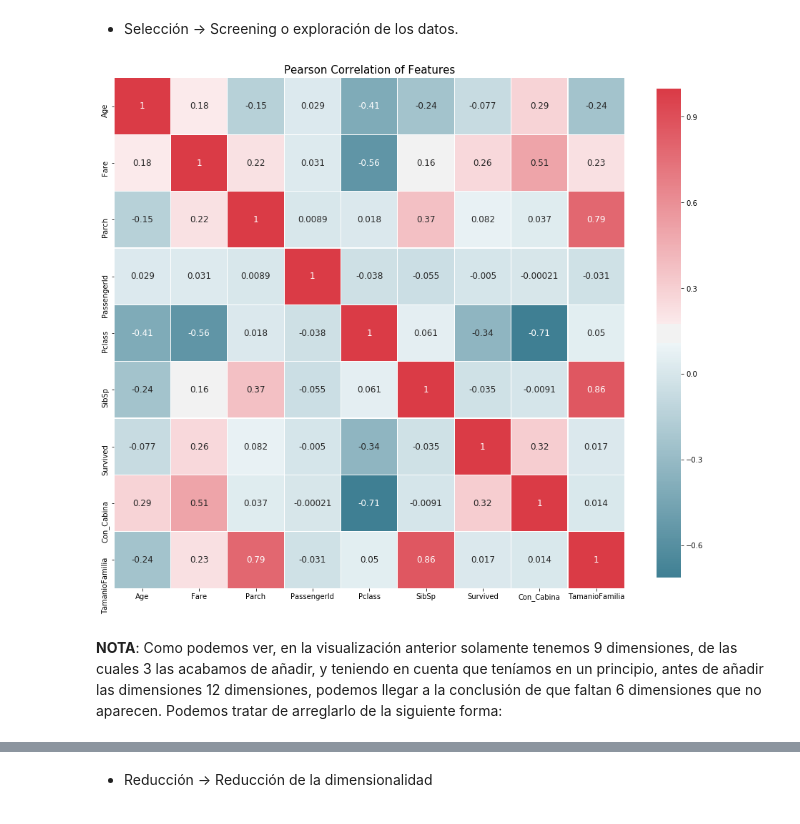
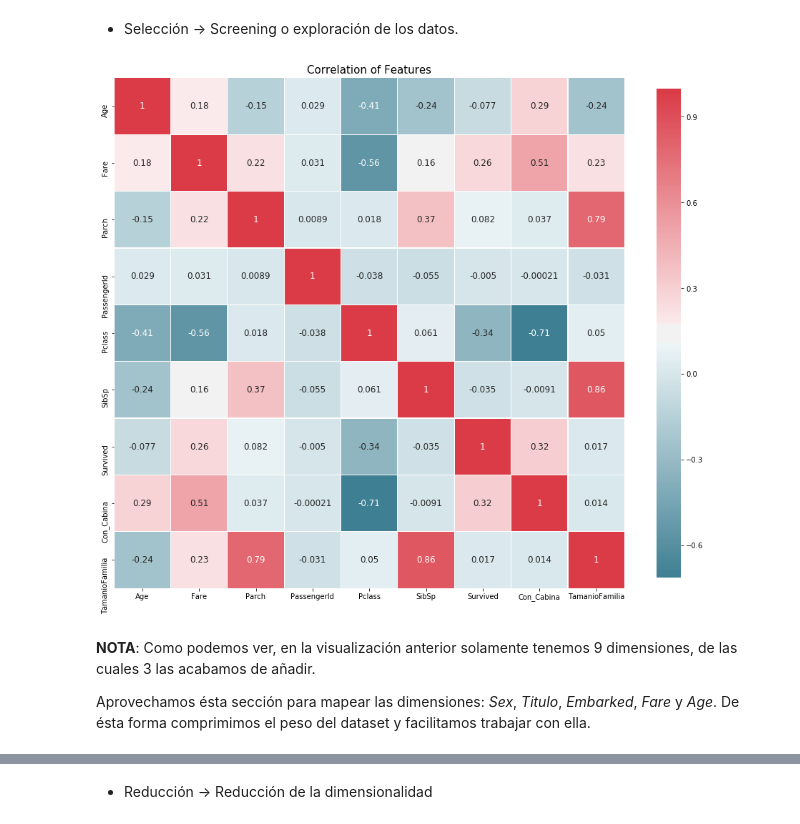
Before and after one commit to JonAnderDiez/data-cleaning, a Jupyter notebook: PRAC+2+-+Beñat+y+Jon+Ander.ipynb, the cells around one changed output, grey strips where cells are left out. Saved outputs shown, nothing was run; the diff lists cells and outputs as text; code cells hidden in the pictures.

```diff
--- a/PRAC+2+-+Beñat+y+Jon+Ander.ipynb
+++ b/PRAC+2+-+Beñat+y+Jon+Ander.ipynb
@@ -247,28 +326,30 @@ data.head(5)
 # %%
 %matplotlib inline
 # Visualización de correlación entre variables.
 def correlation_heatmap(df):
     _ , ax = plt.subplots(figsize =(16, 14))
     colormap = sns.diverging_palette(220, 10, as_cmap = True)
 
     _ = sns.heatmap(
         df.corr(),
         cmap = colormap,
         square=True,
         cbar_kws={'shrink':.9 },
         ax=ax,
         annot=True,
         linewidths=0.1,vmax=1.0, linecolor='white',
         annot_kws={'fontsize':12 }
     )
 
-    plt.title('Pearson Correlation of Features', size=15)
+    plt.title('Correlation of Features', size=15)
 
 correlation_heatmap(data)
 # %% [output]
-[figure, old version]
+[figure, new version]
 # %% [markdown]
-**NOTA**: Como podemos ver, en la visualización anterior solamente tenemos 9 dimensiones, de las cuales 3 las acabamos de añadir, y teniendo en cuenta que teníamos en un principio, antes de añadir las dimensiones 12 dimensiones, podemos llegar a la conclusión de que faltan 6 dimensiones que no aparecen. Podemos tratar de arreglarlo de la siguiente forma:
+**NOTA**: Como podemos ver, en la visualización anterior solamente tenemos 9 dimensiones, de las cuales 3 las acabamos de añadir.
+
+Aprovechamos ésta sección para mapear las dimensiones: *Sex*, *Titulo*, *Embarked*, *Fare* y *Age*. De ésta forma comprimimos el peso del dataset y facilitamos trabajar con ella.
 # %%
 # Mapeo de la dimensión Sex
 data['Sex'] = data['Sex'].map( {'female': 0, 'male': 1} )
```
Also changed, not shown: parts of 34 cells of this notebook.
